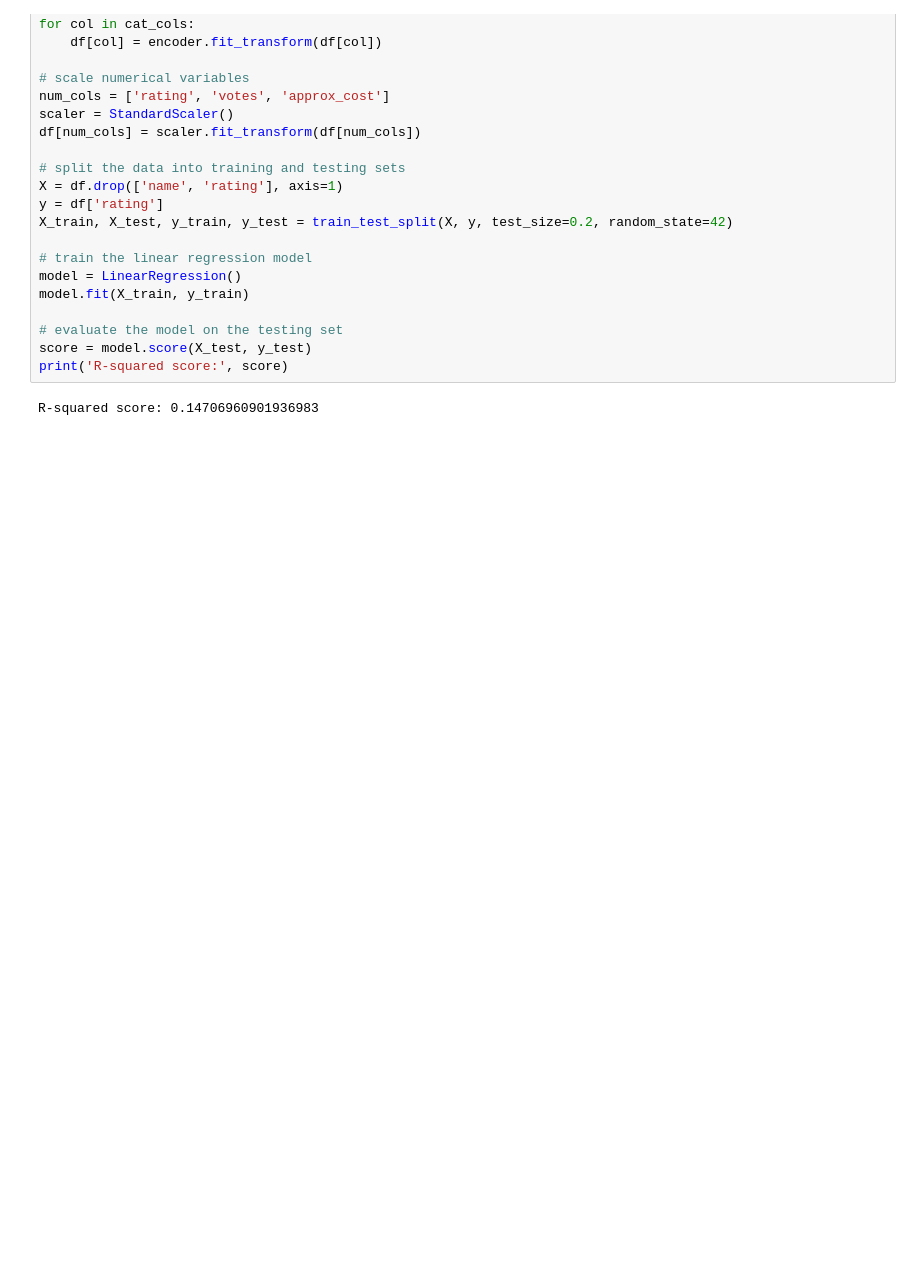
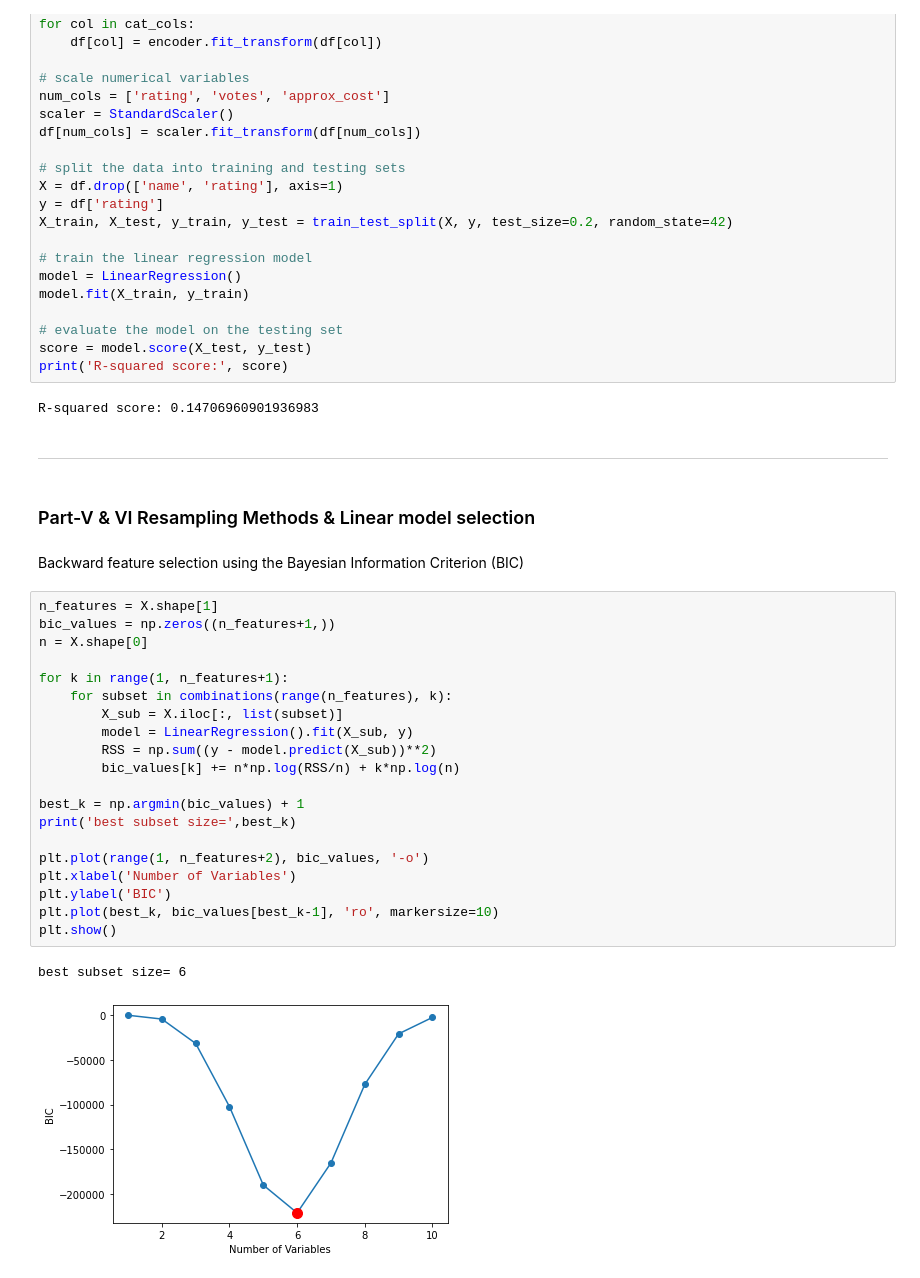
Before and after one commit to shant-kolekar/statistical-analysis, a Jupyter notebook: Final_Project_Data_Analysis.ipynb, the cells around one changed output. Cells and saved outputs as stored; diff of their text form; blank space fills up the shorter version.

Commit message:
model selection & linear regression
ridge & lasso regression

```diff
--- a/Final_Project_Data_Analysis.ipynb
+++ b/Final_Project_Data_Analysis.ipynb
@@ -498,3 +501,32 @@ score = model.score(X_test, y_test)
 print('R-squared score:', score)
 # %% [output]
 R-squared score: 0.14706960901936983
+# %% [markdown]
+------------
+# %% [markdown]
+### Part-V & VI Resampling Methods & Linear model selection
+# %% [markdown]
+Backward feature selection using the Bayesian Information Criterion (BIC)
+# %%
+n_features = X.shape[1]
+bic_values = np.zeros((n_features+1,))
+n = X.shape[0]
+
+for k in range(1, n_features+1):
+    for subset in combinations(range(n_features), k):
+        X_sub = X.iloc[:, list(subset)]
+        model = LinearRegression().fit(X_sub, y)
+        RSS = np.sum((y - model.predict(X_sub))**2)
+        bic_values[k] += n*np.log(RSS/n) + k*np.log(n)
+
+best_k = np.argmin(bic_values) + 1
+print('best subset size=',best_k)
+
+plt.plot(range(1, n_features+2), bic_values, '-o')
+plt.xlabel('Number of Variables')
+plt.ylabel('BIC')
+plt.plot(best_k, bic_values[best_k-1], 'ro', markersize=10)
+plt.show()
+# %% [output]
+best subset size= 6
+[figure, added]
```
Also changed, not shown: parts of 9 cells of this notebook.
